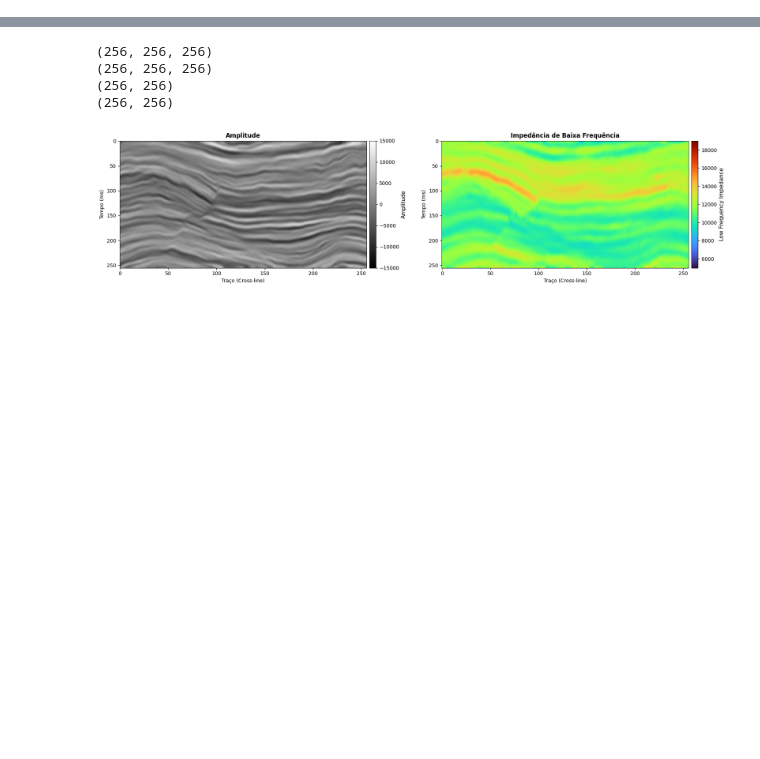
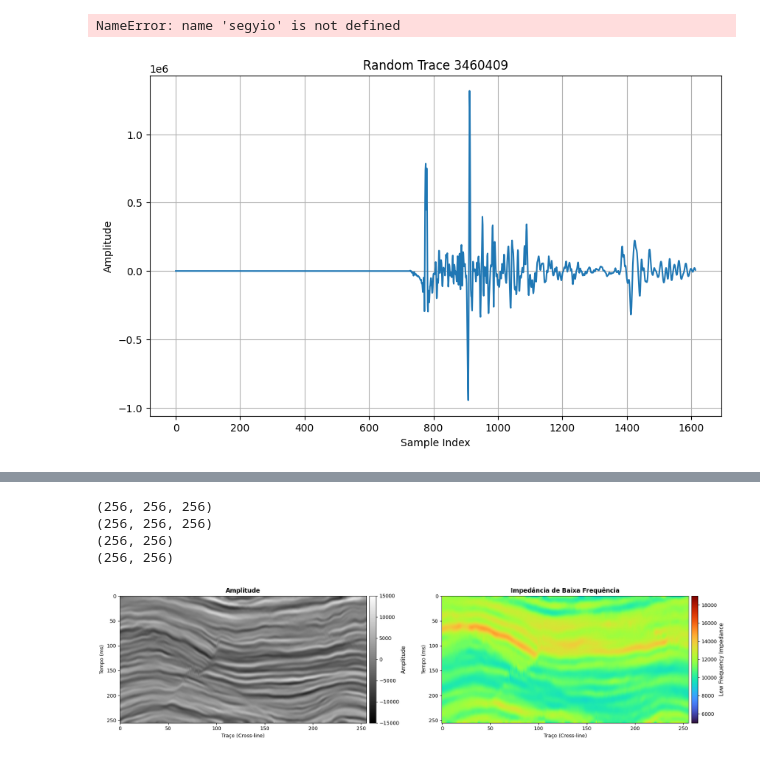
Before and after one commit to dprjoao/InvertLab, a Jupyter notebook: normal_equations.ipynb, the cells around one changed output, grey strips where cells are left out. Drawn from its saved outputs; the diff is of its cells as text; code cells hidden in the pictures; blank space fills up the shorter version.

```diff
--- a/normal_equations.ipynb
+++ b/normal_equations.ipynb
@@ -8,0 +11,34 @@ import helper_functions as hf
+# %%
+# Open the SEGY file
+with segyio.open(filename, "r", ignore_geometry=True) as segyfile:
+    segyfile.mmap()
+
+    batch_size = 10000
+    num_traces = segyfile.tracecount
+    num_samples = len(segyfile.trace[0])  # Number of time samples per trace
+    seismic_data = []  # Store data incrementally
+
+    for start in range(0, num_traces, batch_size):
+        end = min(start + batch_size, num_traces)
+
+        batch_traces = [segyfile.trace[i] for i in range(start, end)]
+
+        seismic_data.extend(batch_traces)  # Append batch to the full dataset
+
+        print(f"Loaded traces {start} to {end-1}...")
+
+    seismic_data = np.array(seismic_data).T  # Transpose to match (samples, traces)
+# %% [output]
+NameError: name 'segyio' is not defined
+# %%
+# Plot a random slice
+random_trace_index = np.random.randint(0, len(traces))
+plt.figure(figsize=(10, 6))
+plt.plot(traces[random_trace_index])
+plt.title(f"Random Trace {random_trace_index}")
+plt.xlabel("Sample Index")
+plt.ylabel("Amplitude")
+plt.grid()
+plt.show()
+# %% [output]
+[figure, added]
```
Also changed, not shown: parts of 4 cells of this notebook.
